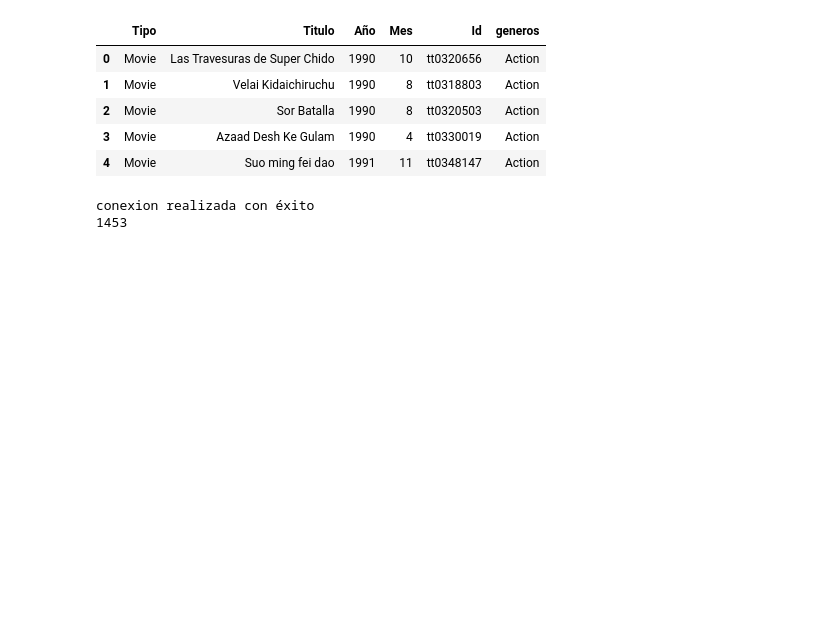
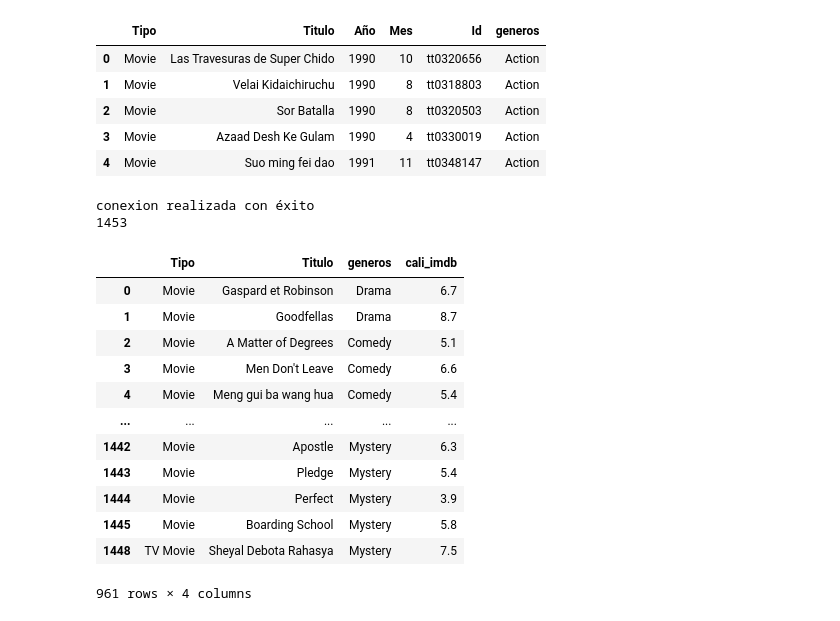
Before and after one commit to santiagorodriguez-dev/proyecto-cinemanalytics, a Jupyter notebook: notebooks/02_bd.ipynb, the cells around one changed output. Cells and saved outputs as stored; diff of their text form; code cells hidden in the pictures; blank space fills up the shorter version.

```diff
--- a/notebooks/02_bd.ipynb
+++ b/notebooks/02_bd.ipynb
@@ -155,3 +155,22 @@ connection.close()
 # %% [output]
 conexion realizada con éxito
 1453
+# %%
+columnas = [desc[0] for desc in cursor.description]
+df_notas = pd.DataFrame(resultados, columns=columnas)
+df_collab  = df_notas[['Tipo','Titulo','generos','cali_imdb']]
+df_collab.dropna()
+# %% [output]
+|  | Tipo | Titulo | generos | cali_imdb |
+| 0 | Movie | Gaspard et Robinson | Drama | 6.7 |
+| 1 | Movie | Goodfellas | Drama | 8.7 |
+| 2 | Movie | A Matter of Degrees | Comedy | 5.1 |
+| 3 | Movie | Men Don't Leave | Comedy | 6.6 |
+| 4 | Movie | Meng gui ba wang hua | Comedy | 5.4 |
+| ... | ... | ... | ... | ... |
+| 1442 | Movie | Apostle | Mystery | 6.3 |
+| 1443 | Movie | Pledge | Mystery | 5.4 |
+| 1444 | Movie | Perfect | Mystery | 3.9 |
+| 1445 | Movie | Boarding School | Mystery | 5.8 |
+| 1448 | TV Movie | Sheyal Debota Rahasya | Mystery | 7.5 |
+961 rows × 4 columns
```
Also changed, not shown: parts of 4 cells of this notebook.
